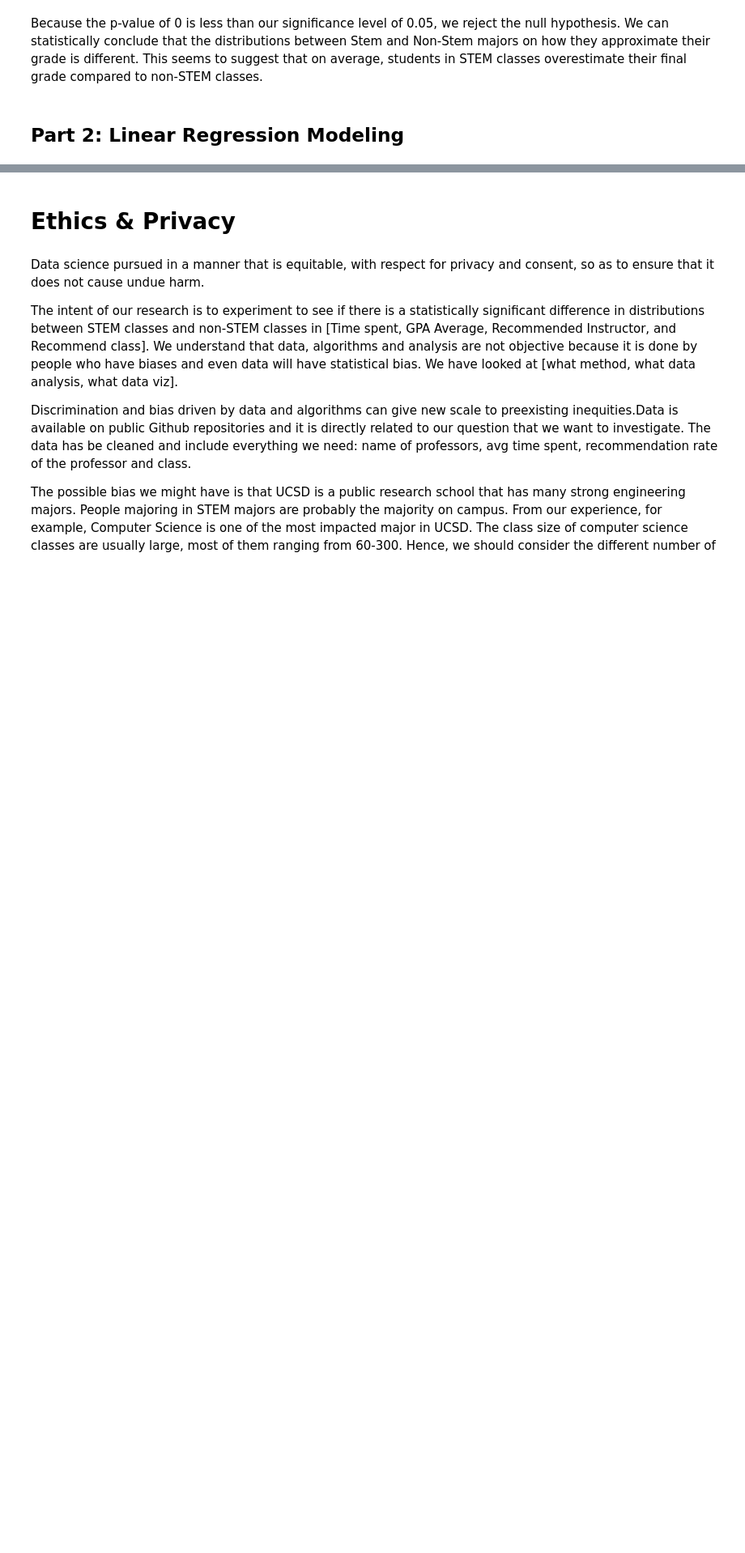
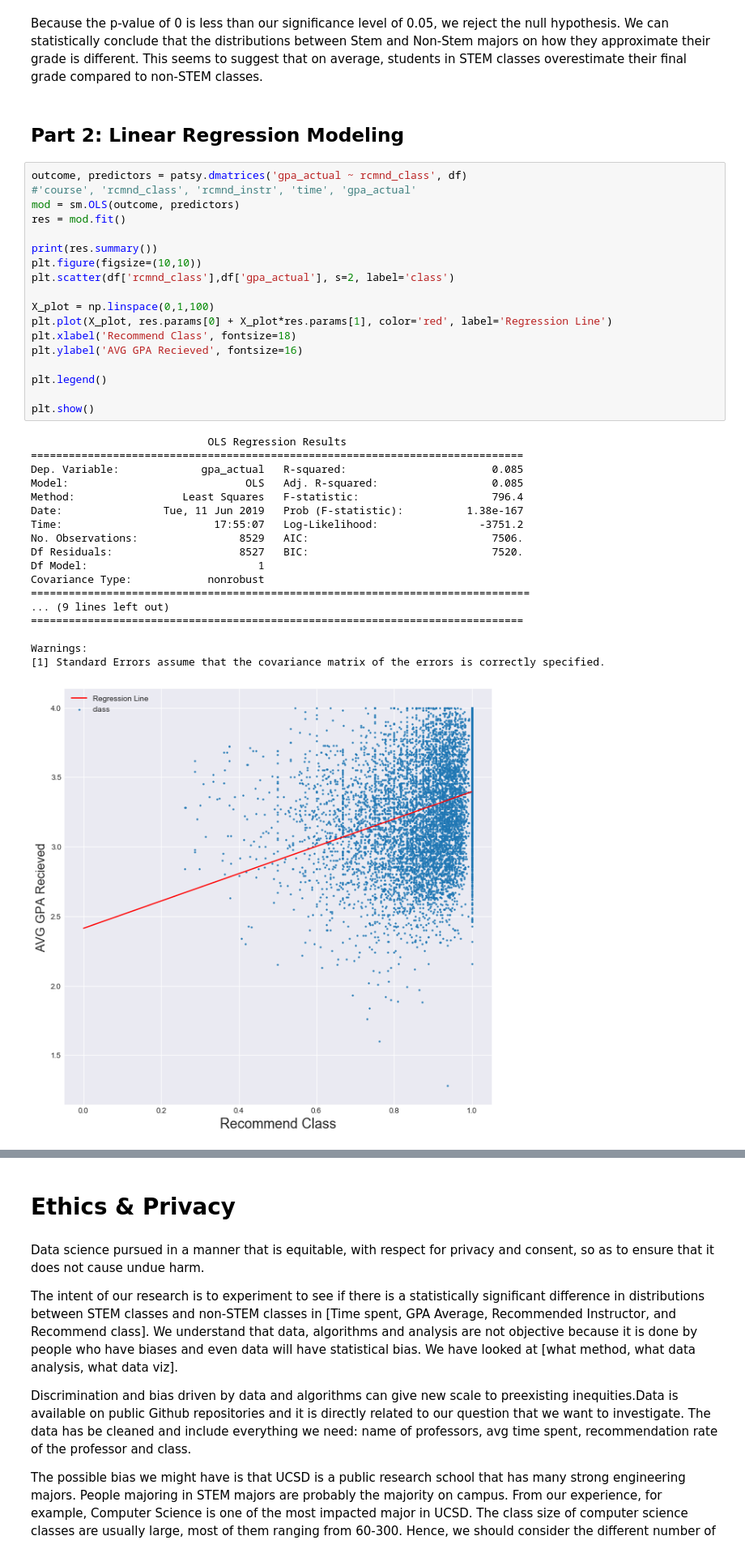
Before and after one commit to wuyyyying/COGS-108-Final-Project, a Jupyter notebook: FinalProject.ipynb, the cells around one changed output, grey strips where cells are left out. Shown at 81% size. Cells and saved outputs as stored; diff of their text form; blank space fills up the shorter version.

```diff
--- a/FinalProject.ipynb
+++ b/FinalProject.ipynb
@@ -318,3 +320,40 @@ grade_diff_p_value
 Because the p-value of 0 is less than our significance level of 0.05, we reject the null hypothesis. We can statistically conclude that the distributions between Stem and Non-Stem majors on how they approximate their grade is different. This seems to suggest that on average, students in STEM classes overestimate their final grade compared to non-STEM classes.
 # %% [markdown]
 ## Part 2: Linear Regression Modeling
+# %%
+outcome, predictors = patsy.dmatrices('gpa_actual ~ rcmnd_class', df)
+#'course', 'rcmnd_class', 'rcmnd_instr', 'time', 'gpa_actual'
+mod = sm.OLS(outcome, predictors)
+res = mod.fit()
+
+print(res.summary())
+plt.figure(figsize=(10,10))
+plt.scatter(df['rcmnd_class'],df['gpa_actual'], s=2, label='class')
+
+X_plot = np.linspace(0,1,100)
+plt.plot(X_plot, res.params[0] + X_plot*res.params[1], color='red', label='Regression Line')
+plt.xlabel('Recommend Class', fontsize=18)
+plt.ylabel('AVG GPA Recieved', fontsize=16)
+
+plt.legend()
+
+plt.show()
+# %% [output]
+                            OLS Regression Results
+==============================================================================
+Dep. Variable:             gpa_actual   R-squared:                       0.085
+Model:                            OLS   Adj. R-squared:                  0.085
+Method:                 Least Squares   F-statistic:                     796.4
+Date:                Tue, 11 Jun 2019   Prob (F-statistic):          1.38e-167
+Time:                        17:55:07   Log-Likelihood:                -3751.2
+No. Observations:                8529   AIC:                             7506.
+Df Residuals:                    8527   BIC:                             7520.
+Df Model:                           1
+Covariance Type:            nonrobust
+===============================================================================
+... (9 lines left out)
+==============================================================================
+
+Warnings:
+[1] Standard Errors assume that the covariance matrix of the errors is correctly specified.
+[figure, added]
```
Also changed, not shown: parts of 14 cells of this notebook.
